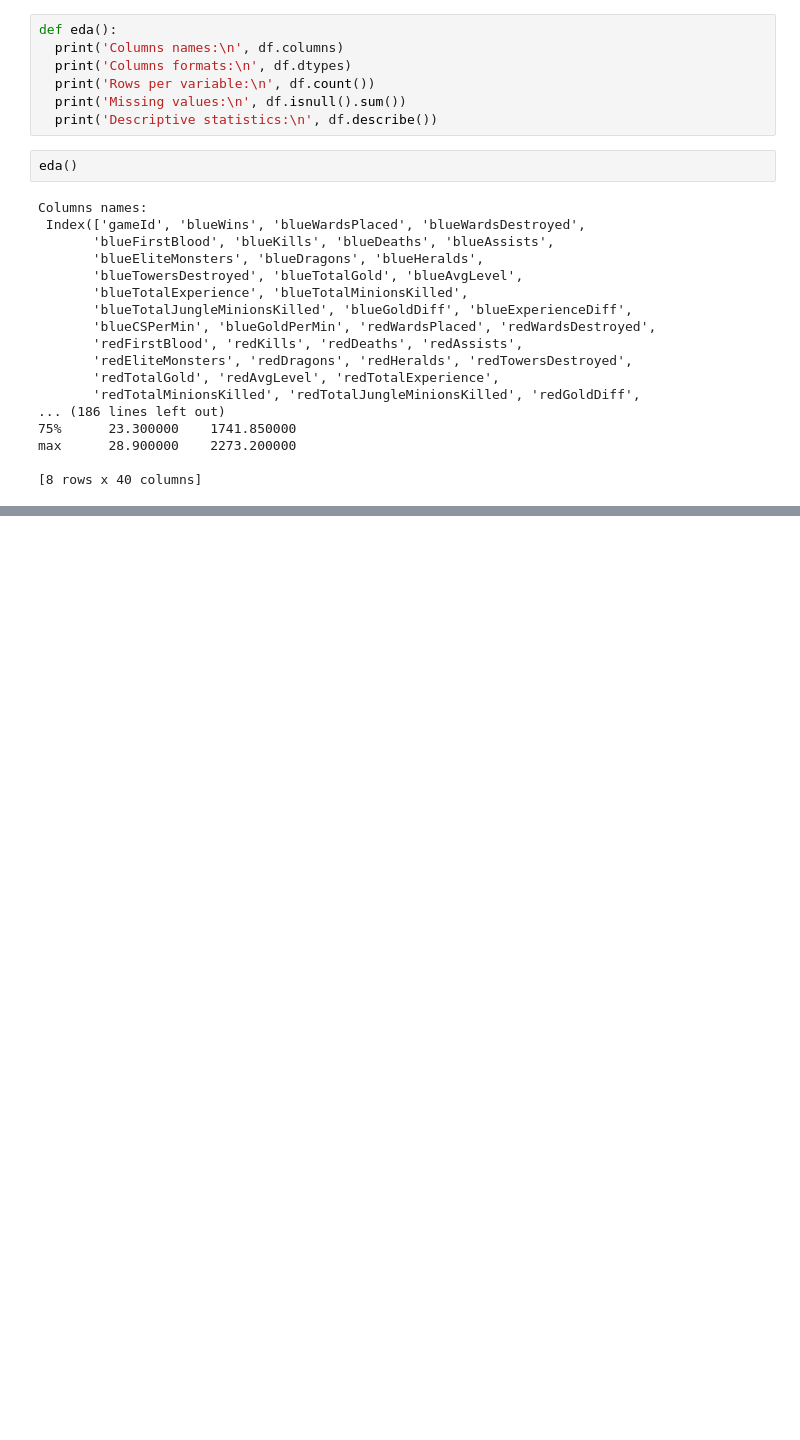
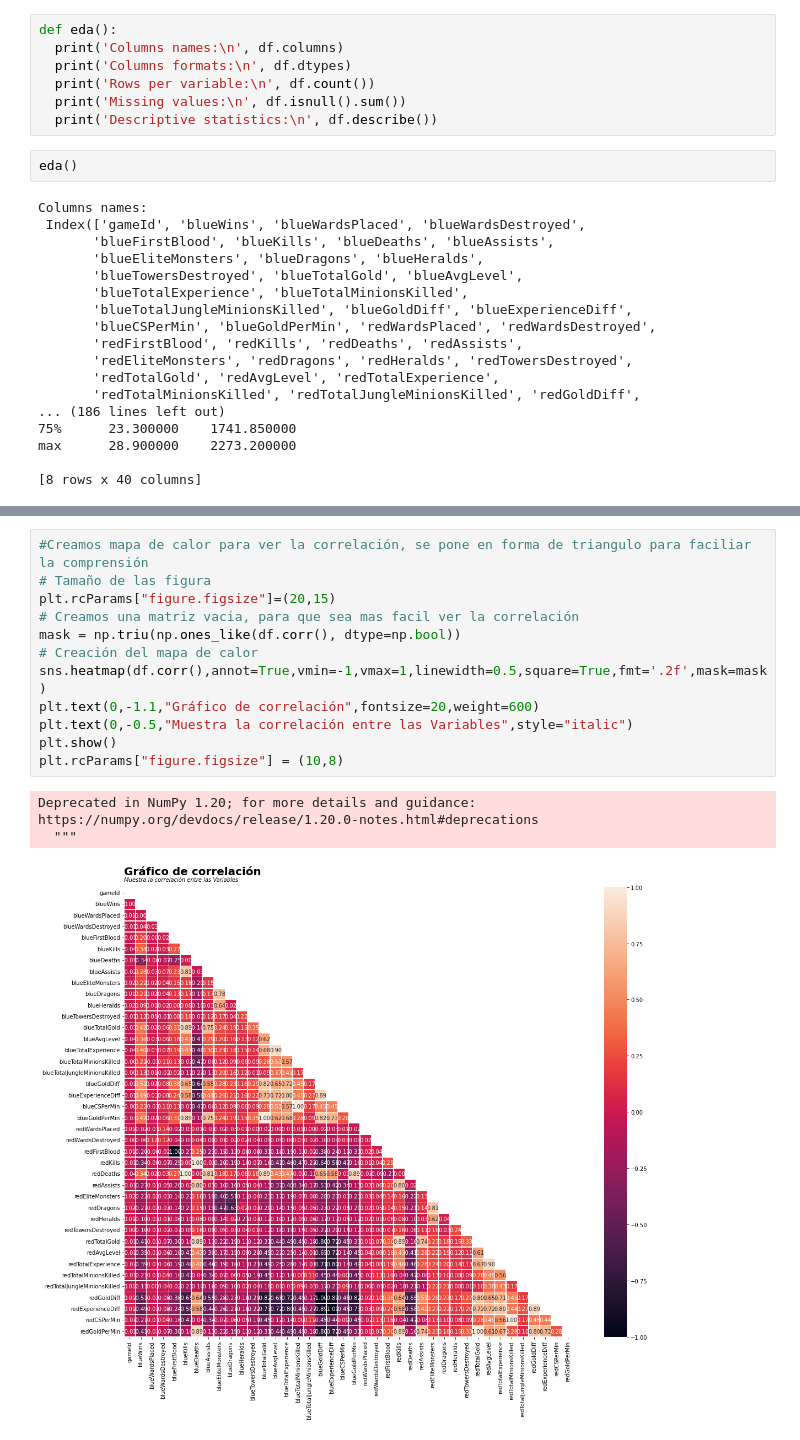
Before and after one commit to Fernecoder/Ranked-games-win-prediction, a Jupyter notebook: Ranked_game_win_prediction.ipynb, the cells around one changed output, grey strips where cells are left out. Cells and saved outputs as stored; diff of their text form; blank space fills up the shorter version.

```diff
--- a/Ranked_game_win_prediction.ipynb
+++ b/Ranked_game_win_prediction.ipynb
@@ -63,0 +95,16 @@ Text(-0.9, 1.08, 'Muestra la distribución de las clase')
+# %%
+#Creamos mapa de calor para ver la correlación, se pone en forma de triangulo para faciliar la comprensión
+# Tamaño de las figura
+plt.rcParams["figure.figsize"]=(20,15)
+# Creamos una matriz vacia, para que sea mas facil ver la correlación
+mask = np.triu(np.ones_like(df.corr(), dtype=np.bool))
+# Creación del mapa de calor
+sns.heatmap(df.corr(),annot=True,vmin=-1,vmax=1,linewidth=0.5,square=True,fmt='.2f',mask=mask)
+plt.text(0,-1.1,"Gráfico de correlación",fontsize=20,weight=600)
+plt.text(0,-0.5,"Muestra la correlación entre las Variables",style="italic")
+plt.show()
+plt.rcParams["figure.figsize"] = (10,8)
+# %% [output]
+Deprecated in NumPy 1.20; for more details and guidance: https://numpy.org/devdocs/release/1.20.0-notes.html#deprecations
+  """
+[figure, added]
```
Also changed, not shown: parts of 7 cells of this notebook.
